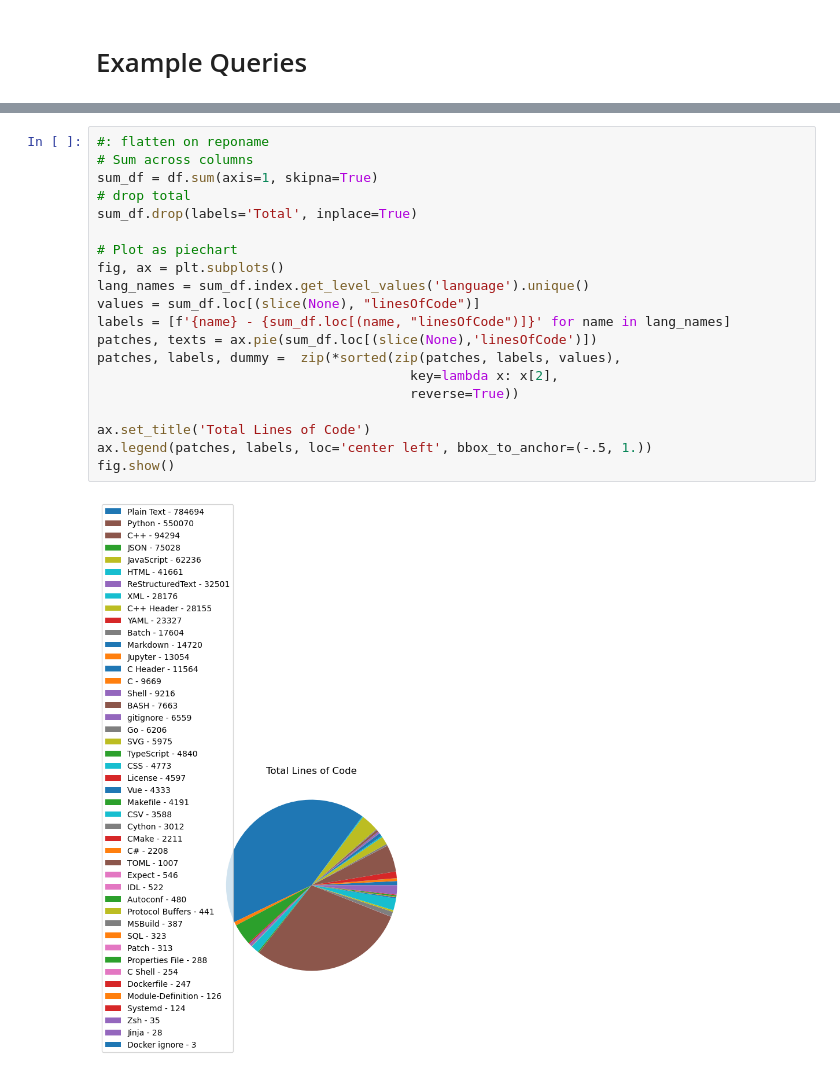
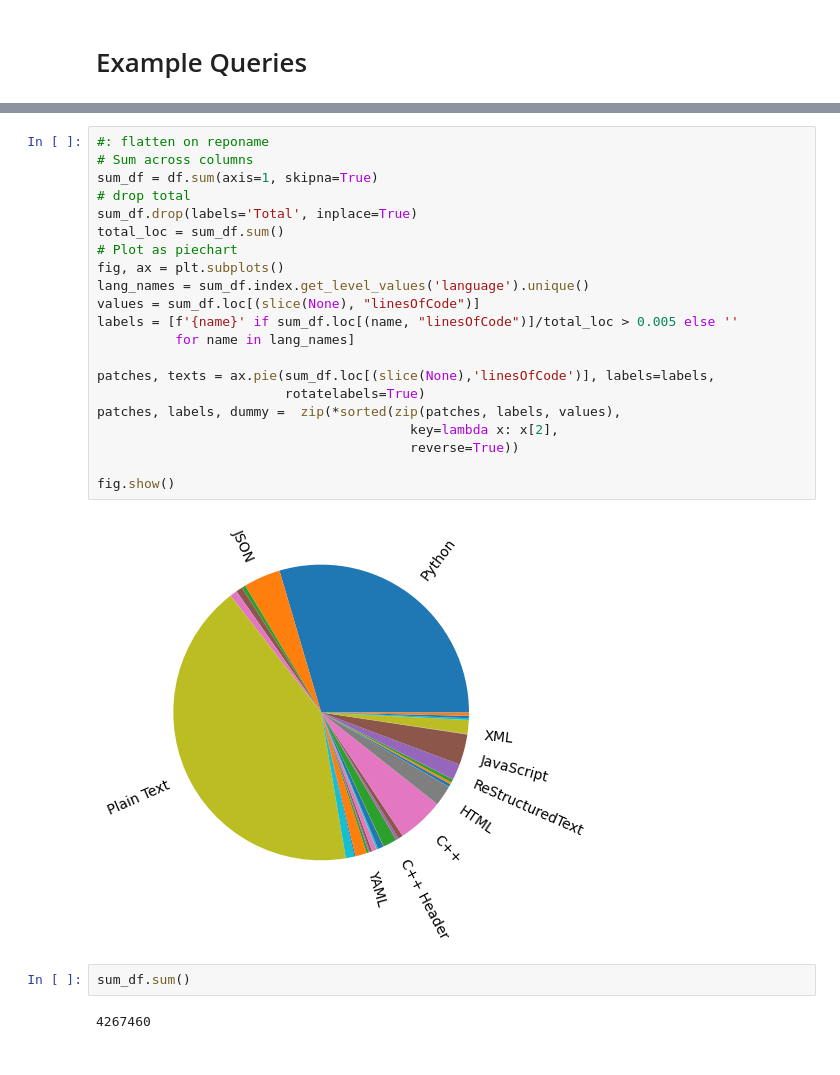
Before and after one commit to tangkong/gh_loc, a Jupyter notebook: bin/loc_stats.ipynb, the cells around one changed output, grey strips where cells are left out. Saved outputs shown, nothing was run; the diff lists cells and outputs as text.

```diff
--- a/bin/loc_stats.ipynb
+++ b/bin/loc_stats.ipynb
@@ -70,24 +70,29 @@ YAML              files              5
 # %%
 #: flatten on reponame
 # Sum across columns
 sum_df = df.sum(axis=1, skipna=True)
 # drop total
 sum_df.drop(labels='Total', inplace=True)
-
+total_loc = sum_df.sum()
 # Plot as piechart
 fig, ax = plt.subplots()
 lang_names = sum_df.index.get_level_values('language').unique()
 values = sum_df.loc[(slice(None), "linesOfCode")]
-labels = [f'{name} - {sum_df.loc[(name, "linesOfCode")]}' for name in lang_names]
-patches, texts = ax.pie(sum_df.loc[(slice(None),'linesOfCode')])
+labels = [f'{name}' if sum_df.loc[(name, "linesOfCode")]/total_loc > 0.005 else ''
+          for name in lang_names]
+
+patches, texts = ax.pie(sum_df.loc[(slice(None),'linesOfCode')], labels=labels,
+                        rotatelabels=True)
 patches, labels, dummy =  zip(*sorted(zip(patches, labels, values),
                                         key=lambda x: x[2],
                                         reverse=True))
 
-ax.set_title('Total Lines of Code')
-ax.legend(patches, labels, loc='center left', bbox_to_anchor=(-.5, 1.))
 fig.show()
 # %% [output]
-[figure, old version]
+[figure, new version]
+# %%
+sum_df.sum()
+# %% [output]
+4267460
 # %%
 # pick a language and sort repos highest to lowest
```
Also changed, not shown: parts of 6 cells of this notebook, 5 other files.
